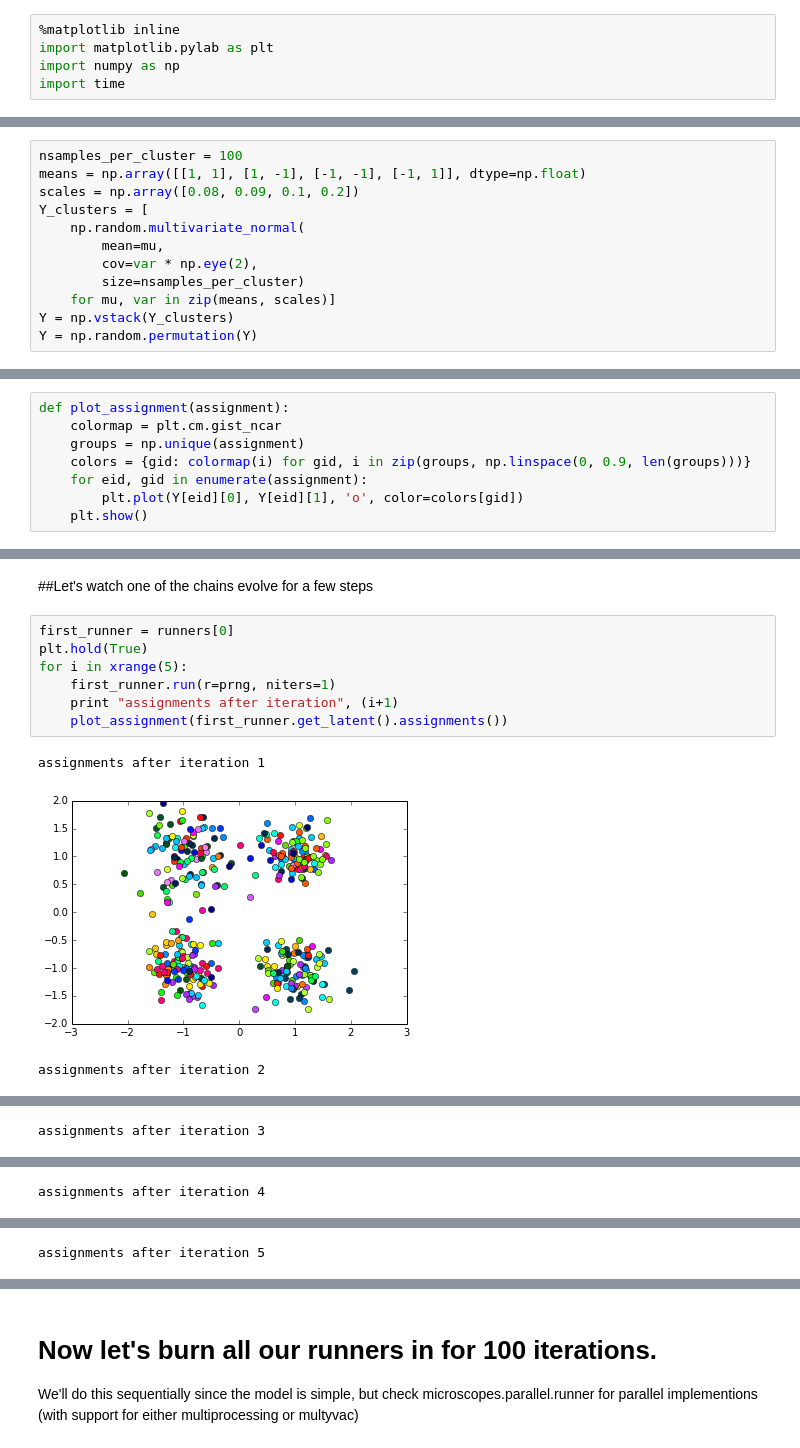
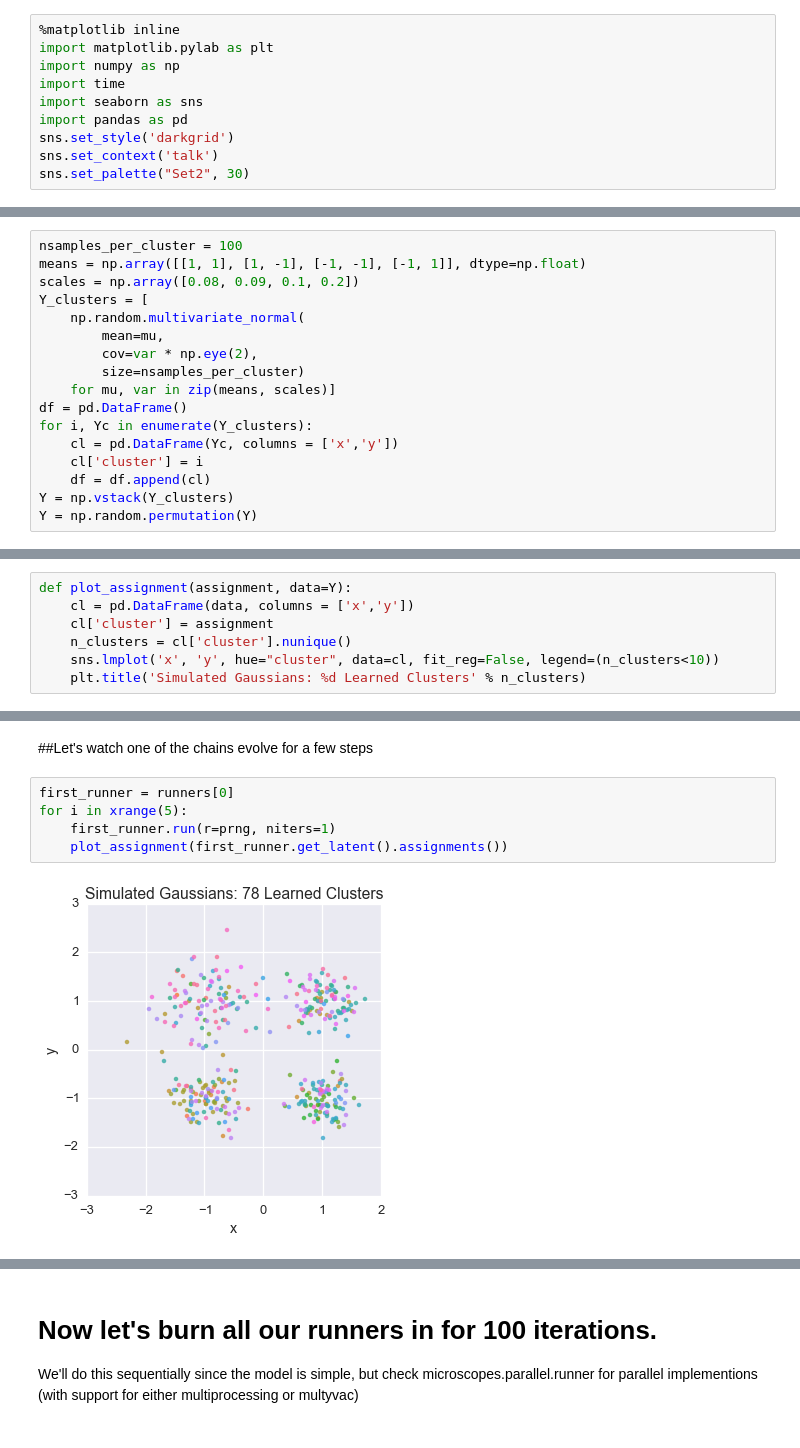
Before and after one commit to datamicroscopes/kernels, a Jupyter notebook: examples/gauss2d.ipynb, the cells around one changed output, grey strips where cells are left out. Saved outputs shown, nothing was run; the diff lists cells and outputs as text.

Commit message:
updated gauss2d.ipynb w seaborn

```diff
--- a/examples/gauss2d.ipynb
+++ b/examples/gauss2d.ipynb
@@ -8,6 +8,11 @@
 import matplotlib.pylab as plt
 import numpy as np
 import time
+import seaborn as sns
+import pandas as pd
+sns.set_style('darkgrid')
+sns.set_context('talk')
+sns.set_palette("Set2", 30)
 # %% [markdown]
 ###Now let's import our functions from datamicroscopes
 # %%
@@ -29,5 +34,10 @@ Y_clusters = [
         cov=var * np.eye(2),
         size=nsamples_per_cluster)
     for mu, var in zip(means, scales)]
+df = pd.DataFrame()
+for i, Yc in enumerate(Y_clusters):
+    cl = pd.DataFrame(Yc, columns = ['x','y'])
+    cl['cluster'] = i
+    df = df.append(cl)
 Y = np.vstack(Y_clusters)
 Y = np.random.permutation(Y)
@@ -76,14 +95,13 @@ latents = [model.initialize(defn, view, prng) for _ in xrange(nchains)]
 runners = [runner.runner(defn, view, latent, kernel_config=['assign']) for latent in latents]
 # %% [markdown]
 ###We will visualize our data to examine the cluster assignment
-# %%
-def plot_assignment(assignment):
-    colormap = plt.cm.gist_ncar
-    groups = np.unique(assignment)
-    colors = {gid: colormap(i) for gid, i in zip(groups, np.linspace(0, 0.9, len(groups)))}
-    for eid, gid in enumerate(assignment):
-        plt.plot(Y[eid][0], Y[eid][1], 'o', color=colors[gid])
-    plt.show()
+# %%
+def plot_assignment(assignment, data=Y):
+    cl = pd.DataFrame(data, columns = ['x','y'])
+    cl['cluster'] = assignment
+    n_clusters = cl['cluster'].nunique()
+    sns.lmplot('x', 'y', hue="cluster", data=cl, fit_reg=False, legend=(n_clusters<10))
+    plt.title('Simulated Gaussians: %d Learned Clusters' % n_clusters)
 # %% [markdown]
 ##Let's peek at the starting state for one of our chains
 # %%
@@ -94,12 +112,8 @@ plot_assignment(latents[0].assignments())
 ##Let's watch one of the chains evolve for a few steps
 # %%
 first_runner = runners[0]
-plt.hold(True)
 for i in xrange(5):
     first_runner.run(r=prng, niters=1)
-    print "assignments after iteration", (i+1)
     plot_assignment(first_runner.get_latent().assignments())
 # %% [output]
-assignments after iteration 1
-[figure, old version]
+[figure, new version]
-assignments after iteration 2
@@ -107 +120,0 @@ assignments after iteration 2
-assignments after iteration 3
@@ -109 +121,0 @@ assignments after iteration 3
-assignments after iteration 4
@@ -111 +122,0 @@ assignments after iteration 4
-assignments after iteration 5
```
Also changed, not shown: parts of 9 cells of this notebook.
